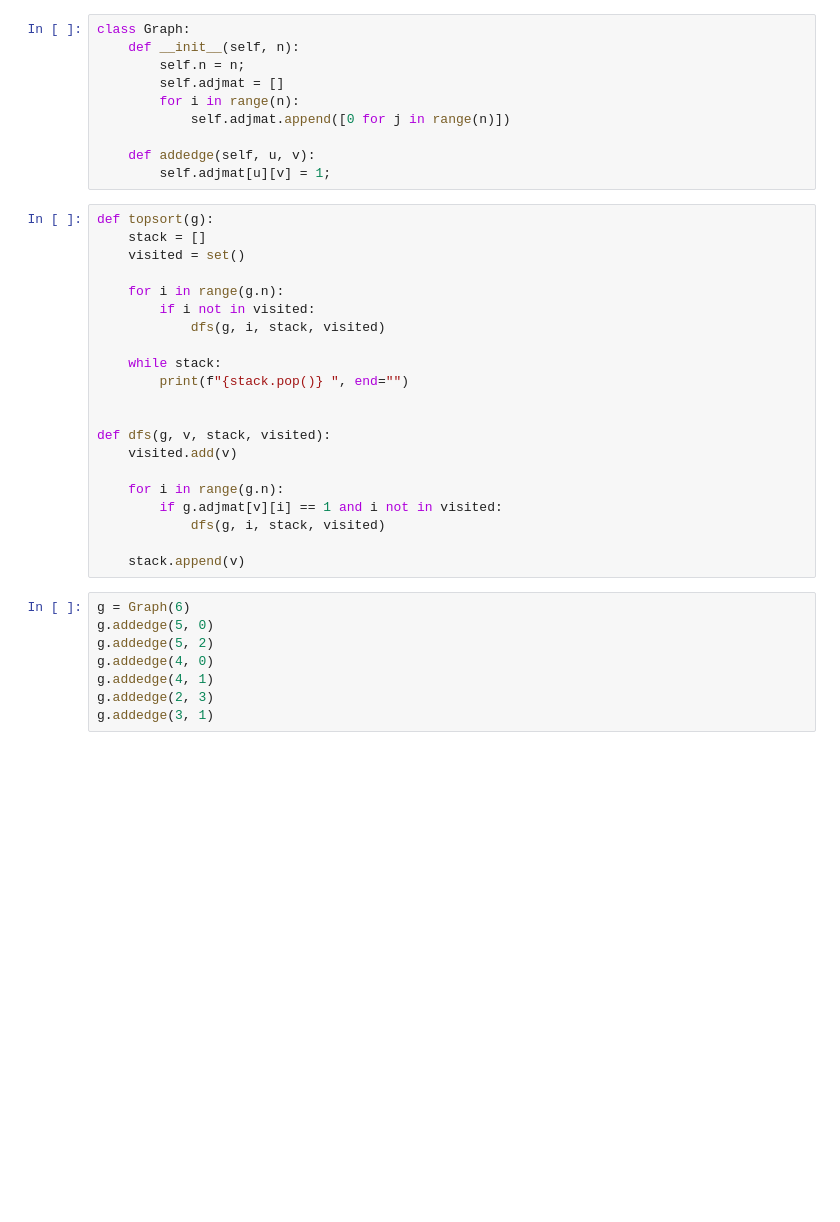
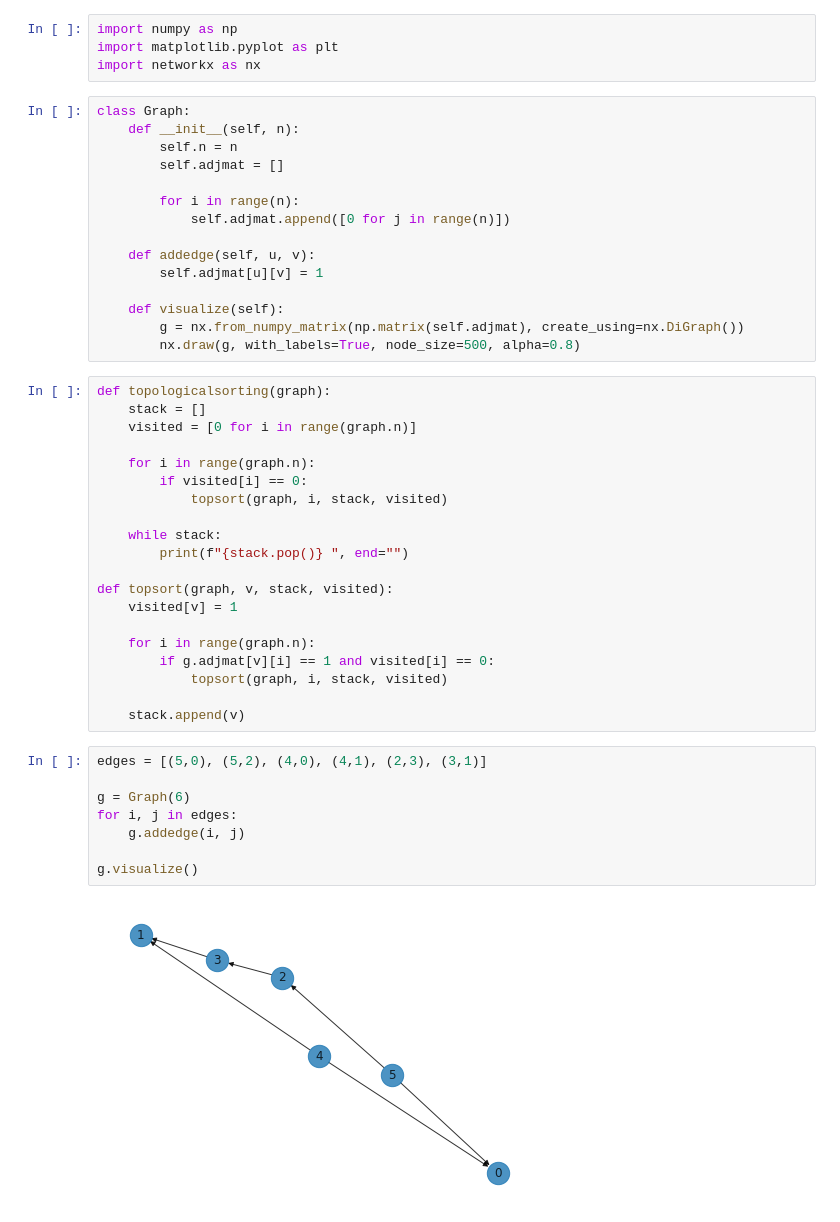
Before and after one commit to loboronan07/AI-Lab, a Jupyter notebook: Lab3/exercise1.ipynb, the cells around one changed output. Drawn from its saved outputs; the diff is of its cells as text; blank space fills up the shorter version.

Commit message:
Updated L3 and L4
Usage of visualizatons using networkx lib for graphs
Visualizations for maze problem also included

```diff
--- a/Lab3/exercise1.ipynb
+++ b/Lab3/exercise1.ipynb
@@ -1,40 +1,50 @@
+# %%
+import numpy as np
+import matplotlib.pyplot as plt
+import networkx as nx
 # %%
 class Graph:
     def __init__(self, n):
-        self.n = n;
+        self.n = n
         self.adjmat = []
+
         for i in range(n):
             self.adjmat.append([0 for j in range(n)])
 
     def addedge(self, u, v):
-        self.adjmat[u][v] = 1;
+        self.adjmat[u][v] = 1
+
+    def visualize(self):
+        g = nx.from_numpy_matrix(np.matrix(self.adjmat), create_using=nx.DiGraph())
+        nx.draw(g, with_labels=True, node_size=500, alpha=0.8)
 # %%
-def topsort(g):
+def topologicalsorting(graph):
     stack = []
-    visited = set()
+    visited = [0 for i in range(graph.n)]
 
-    for i in range(g.n):
-        if i not in visited:
-            dfs(g, i, stack, visited)
+    for i in range(graph.n):
+        if visited[i] == 0:
+            topsort(graph, i, stack, visited)
 
     while stack:
         print(f"{stack.pop()} ", end="")
 
+def topsort(graph, v, stack, visited):
+    visited[v] = 1
 
-def dfs(g, v, stack, visited):
-    visited.add(v)
-
-    for i in range(g.n):
-        if g.adjmat[v][i] == 1 and i not in visited:
-            dfs(g, i, stack, visited)
+    for i in range(graph.n):
+        if g.adjmat[v][i] == 1 and visited[i] == 0:
+            topsort(graph, i, stack, visited)
 
     stack.append(v)
-# %%
-g = Graph(6)
-g.addedge(5, 0)
-g.addedge(5, 2)
-g.addedge(4, 0)
-g.addedge(4, 1)
-g.addedge(2, 3)
-g.addedge(3, 1)
+# %%
+edges = [(5,0), (5,2), (4,0), (4,1), (2,3), (3,1)]
+
+g = Graph(6)
+for i, j in edges:
+    g.addedge(i, j)
+
+g.visualize()
+# %% [output]
+[figure, added]
 # %%
```
Also changed, not shown: parts of 5 cells of this notebook, 5 other files.
